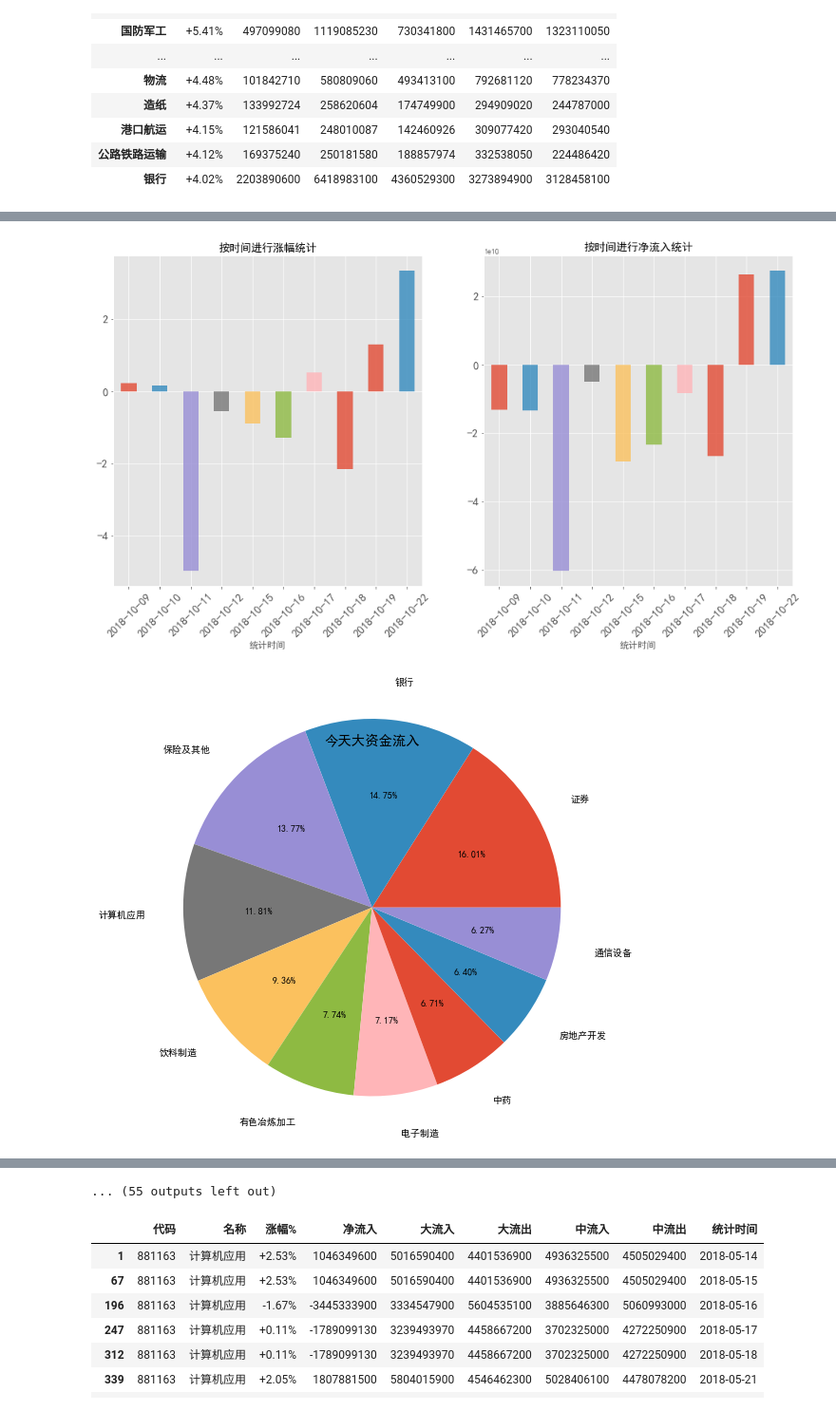
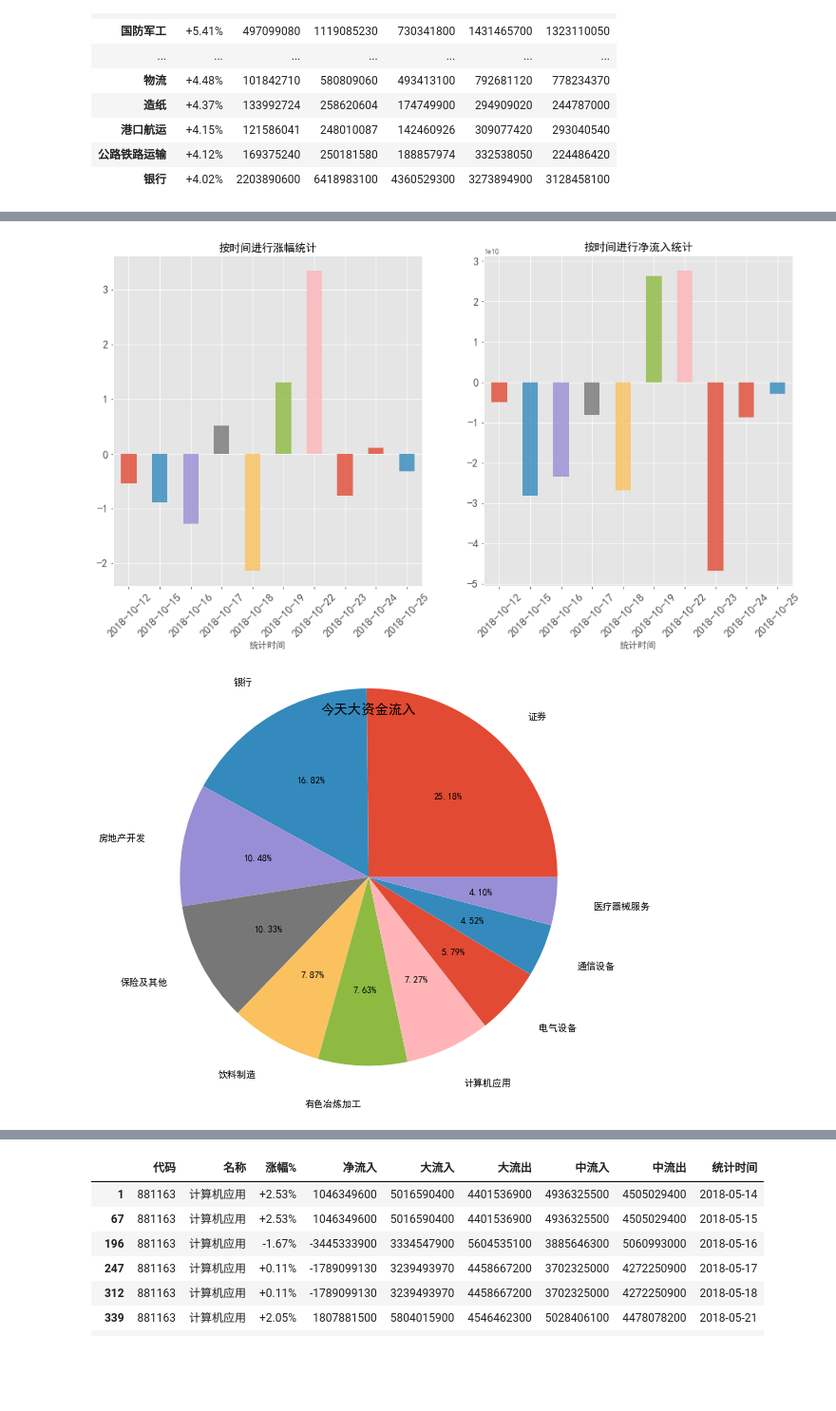
Before and after one commit to sunmd/DataAnlysisDemo, a Jupyter notebook: StockAnlysis.ipynb, the cells around one changed output, grey strips where cells are left out. Shown at 95% size. Cells and saved outputs as stored; diff of their text form; code cells hidden in the pictures; blank space fills up the shorter version.

```diff
--- a/StockAnlysis.ipynb
+++ b/StockAnlysis.ipynb
@@ -212,10 +212,10 @@ def ycz():
 # %%
 file_date = '2018-10'
 
-to_day = '2018-10-22'
+to_day = '2018-10-25'
 
-df = save_one_day( file_date, columns_name, 22)
+df = save_one_day( file_date, columns_name, 25)
 
-df[df['统计时间']=='2018-10-22'].head()
+df[df['统计时间']=='2018-10-25'].head()
 # %% [output]
 |  | 代码 | 名称 | 涨幅% | 净流入 | 大流入 | 大流出 | 中流入 | 中流出 | 统计时间 |
@@ -292,7 +292,7 @@ s = s.sort_values(ascending=False)[:10]
 draw_pie(s, '今天大资金流出', '3.png')
 
 #按分类进行统计
-df_grp_name = df[df['统计时间']>='2018-10-15'].groupby('名称').sum()
+df_grp_name = df[df['统计时间']>='2018-10-22'].groupby('名称').sum()
 df_grp_name.sort_values(['涨幅%','净流入'], ascending=False)\
 .style.use(mystl.export()).format({'涨幅%':'{:+.2%}'})
 
@@ -366,2 +344,2 @@ if not outliers_list_jlr[outliers_list_jlr['统计时间'] == to_day].empty:
-[figure, old version]
+[figure, new version]
-[figure, old version]
+[figure, new version]
@@ -376,4 +350,3 @@ if not outliers_list_jlr[outliers_list_jlr['统计时间'] == to_day].empty:
-... (55 outputs left out)
 # %%
 #单个板块进行查看
 df[df['名称'] == '计算机应用'].style.use(mystl.export()).format({'涨幅%':'{:+.2%}'})
```
Also changed, not shown: parts of 3 cells of this notebook.
